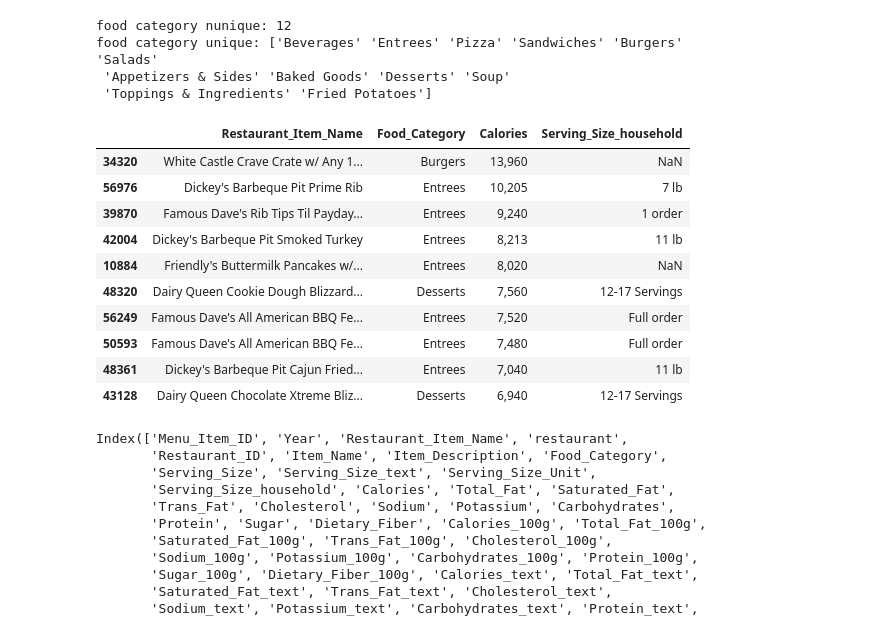
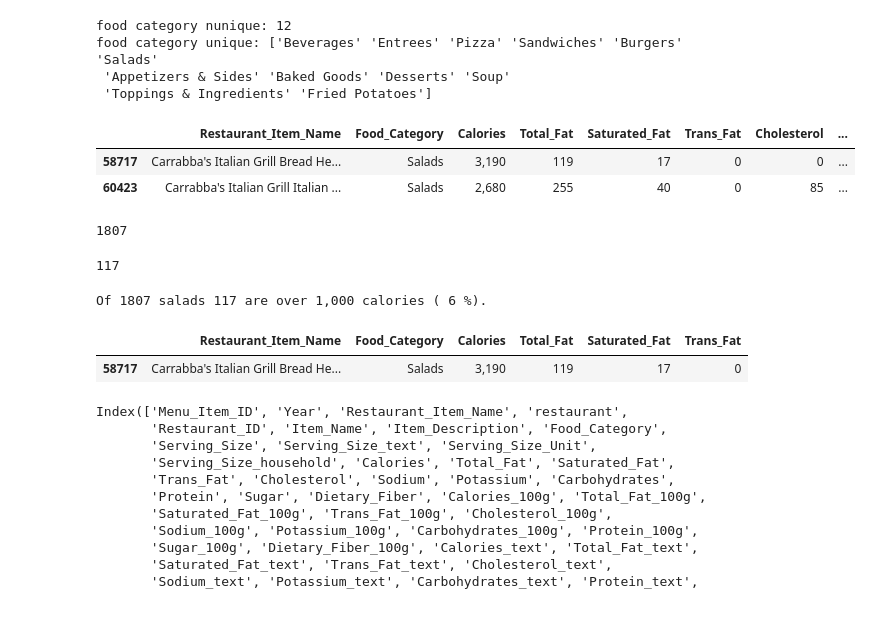
Before and after one commit to slp22/ds-ml-bootcamp, a Jupyter notebook: DOHMH_MenuStat_Historical.ipynb, the cells around one changed output. Drawn from its saved outputs; the diff is of its cells as text; code cells hidden in the pictures.

Commit message:
salads

```diff
--- a/DOHMH_MenuStat_Historical.ipynb
+++ b/DOHMH_MenuStat_Historical.ipynb
@@ -227,25 +209,53 @@ food category unique: ['Beverages' 'Entrees' 'Pizza' 'Sandwiches' 'Burgers' 'Sal
  'Appetizers & Sides' 'Baked Goods' 'Desserts' 'Soup'
  'Toppings & Ingredients' 'Fried Potatoes']
 # %%
-# how caloric are salads?
-df.loc[:, ['Restaurant_Item_Name',
-            'Food_Category',
-           'Calories',
-#            'Serving_Size',
-#            'Serving_Size_Unit',
-#            'Serving_Size_text',
-           'Serving_Size_household'
-          ]].sort_values(by='Calories', ascending=False).head(10)
-#
+# how caloric are salads? are they healthy?
+
+df_salads_mask = (df['Food_Category'] == 'Salads')
+df_salads = df[df_salads_mask]
+df_salads.loc[:, ['Restaurant_Item_Name',
+                  'Food_Category',
+                  'Calories',
+                  'Total_Fat',
+                  'Saturated_Fat',
+                  'Trans_Fat',
+                  'Cholesterol',
+                  'Sodium',
+                  'Potassium',
+                  'Carbohydrates',
+                  'Protein',
+                  'Sugar',
+                  'Dietary_Fiber',
+          ]].sort_values(by='Calories', ascending=False).head(2)
 # %% [output]
-|  | Restaurant_Item_Name | Food_Category | Calories | Serving_Size_household |
-| 34320 | White Castle Crave Crate w/ Any 1... | Burgers | 13,960 | NaN |
-| 56976 | Dickey's Barbeque Pit Prime Rib | Entrees | 10,205 | 7 lb |
-| 39870 | Famous Dave's Rib Tips Til Payday... | Entrees | 9,240 | 1 order |
-| 42004 | Dickey's Barbeque Pit Smoked Turkey | Entrees | 8,213 | 11 lb |
-| 10884 | Friendly's Buttermilk Pancakes w/... | Entrees | 8,020 | NaN |
-| 48320 | Dairy Queen Cookie Dough Blizzard... | Desserts | 7,560 | 12-17 Servings |
-| 56249 | Famous Dave's All American BBQ Fe... | Entrees | 7,520 | Full order |
-| 50593 | Famous Dave's All American BBQ Fe... | Entrees | 7,480 | Full order |
-| 48361 | Dickey's Barbeque Pit Cajun Fried... | Entrees | 7,040 | 11 lb |
-| 43128 | Dairy Queen Chocolate Xtreme Bliz... | Desserts | 6,940 | 12-17 Servings |
+|  | Restaurant_Item_Name | Food_Category | Calories | Total_Fat | Saturated_Fat | Trans_Fat | Cholesterol | ... |
+| 58717 | Carrabba's Italian Grill Bread He... | Salads | 3,190 | 119 | 17 | 0 | 0 | ... |
+| 60423 | Carrabba's Italian Grill Italian ... | Salads | 2,680 | 255 | 40 | 0 | 85 | ... |
+# %%
+# how many salads are there? #1807
+num_salads = df.where(df["Food_Category"] == 'Salads')['Menu_Item_ID'].count()
+num_salads
+# %% [output]
+1807
+# %%
+# how many salads are over 1000 calories? #117
+num_salads_hical = df_salads.where(df_salads['Calories'] > 1000)['Menu_Item_ID'].count()
+num_salads_hical
+# %% [output]
+117
+# %%
+print('Of', num_salads, 'salads', num_salads_hical,
+      'are over 1,000 calories (',round(num_salads_hical/num_salads*100), '%).')
+# %% [output]
+Of 1807 salads 117 are over 1,000 calories ( 6 %).
+# %%
+# salad with most calories (but low saturated fat and no trans fat)
+df.loc[58717:58717][['Restaurant_Item_Name',
+                  'Food_Category',
+                  'Calories',
+                  'Total_Fat',
+                  'Saturated_Fat',
+                  'Trans_Fat']]
+# %% [output]
+|  | Restaurant_Item_Name | Food_Category | Calories | Total_Fat | Saturated_Fat | Trans_Fat |
+| 58717 | Carrabba's Italian Grill Bread He... | Salads | 3,190 | 119 | 17 | 0 |
```
Also changed, not shown: parts of 3 cells of this notebook.
